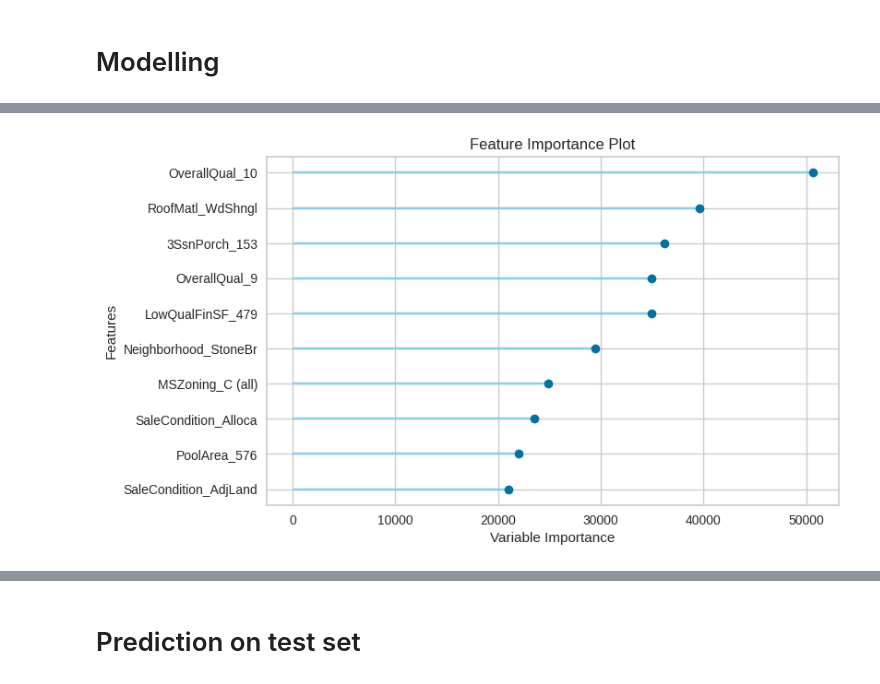
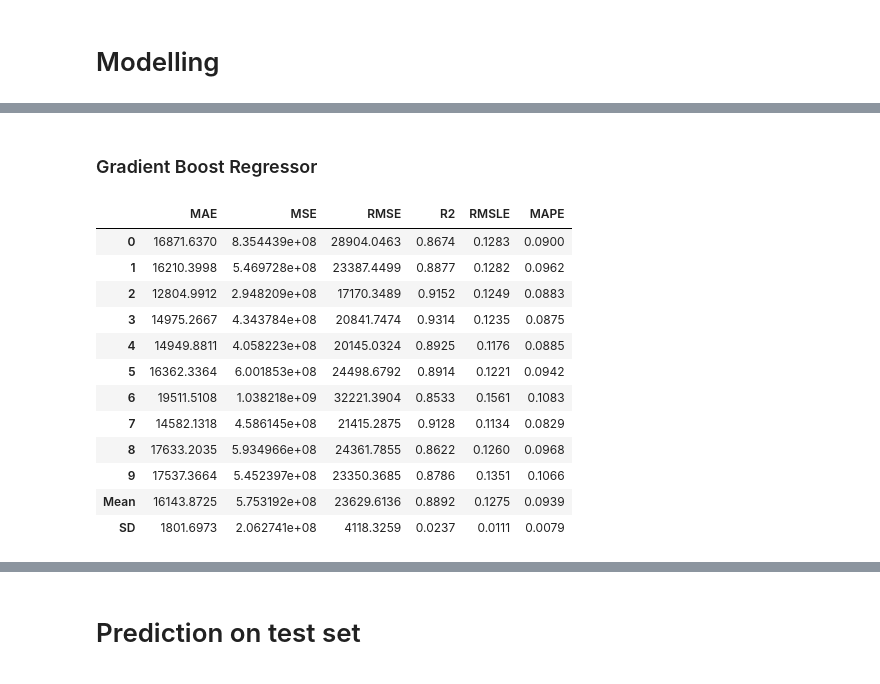
Before and after one commit to albinjohn366/Pycaret, a Jupyter notebook: DSML_Assignment.ipynb, the cells around one changed output, grey strips where cells are left out. Saved outputs shown, nothing was run; the diff lists cells and outputs as text; code cells hidden in the pictures.

```diff
--- a/DSML_Assignment.ipynb
+++ b/DSML_Assignment.ipynb
@@ -343,5 +393,20 @@ ridge = create_model('ridge')
-# %%
-plot_model(ridge, plot='feature')
-# %% [output]
-[figure, removed]
+# %% [markdown]
+### Gradient Boost Regressor
+# %%
+# Creating model
+gbr = create_model('gbr')
+# %% [output]
+|  | MAE | MSE | RMSE | R2 | RMSLE | MAPE |
+| 0 | 16871.6370 | 8.354439e+08 | 28904.0463 | 0.8674 | 0.1283 | 0.0900 |
+| 1 | 16210.3998 | 5.469728e+08 | 23387.4499 | 0.8877 | 0.1282 | 0.0962 |
+| 2 | 12804.9912 | 2.948209e+08 | 17170.3489 | 0.9152 | 0.1249 | 0.0883 |
+| 3 | 14975.2667 | 4.343784e+08 | 20841.7474 | 0.9314 | 0.1235 | 0.0875 |
+| 4 | 14949.8811 | 4.058223e+08 | 20145.0324 | 0.8925 | 0.1176 | 0.0885 |
+| 5 | 16362.3364 | 6.001853e+08 | 24498.6792 | 0.8914 | 0.1221 | 0.0942 |
+| 6 | 19511.5108 | 1.038218e+09 | 32221.3904 | 0.8533 | 0.1561 | 0.1083 |
+| 7 | 14582.1318 | 4.586145e+08 | 21415.2875 | 0.9128 | 0.1134 | 0.0829 |
+| 8 | 17633.2035 | 5.934966e+08 | 24361.7855 | 0.8622 | 0.1260 | 0.0968 |
+| 9 | 17537.3664 | 5.452397e+08 | 23350.3685 | 0.8786 | 0.1351 | 0.1066 |
+| Mean | 16143.8725 | 5.753192e+08 | 23629.6136 | 0.8892 | 0.1275 | 0.0939 |
+| SD | 1801.6973 | 2.062741e+08 | 4118.3259 | 0.0237 | 0.0111 | 0.0079 |
 # %%
```
Also changed, not shown: parts of 54 cells of this notebook.
